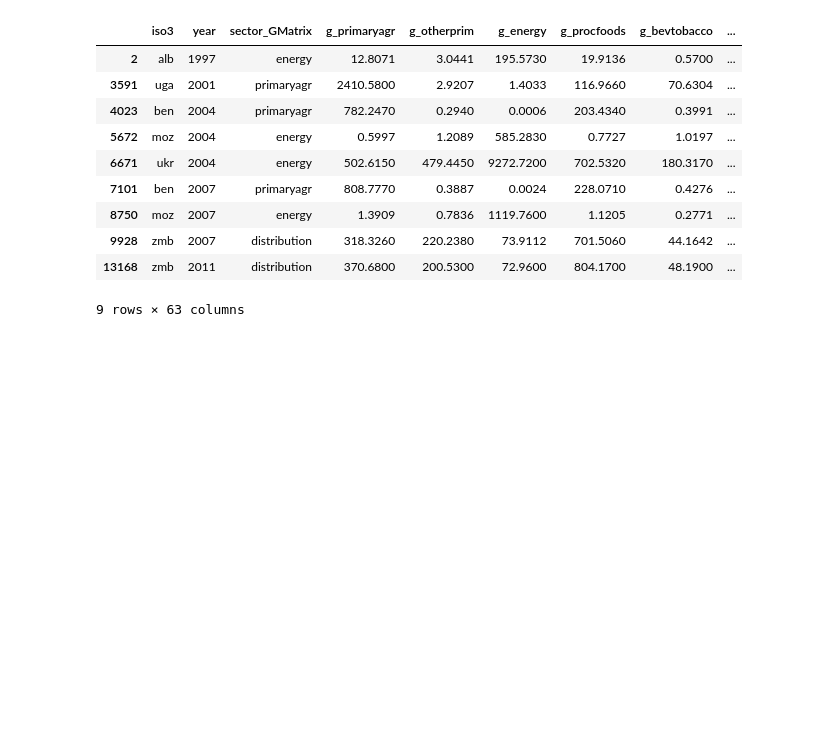
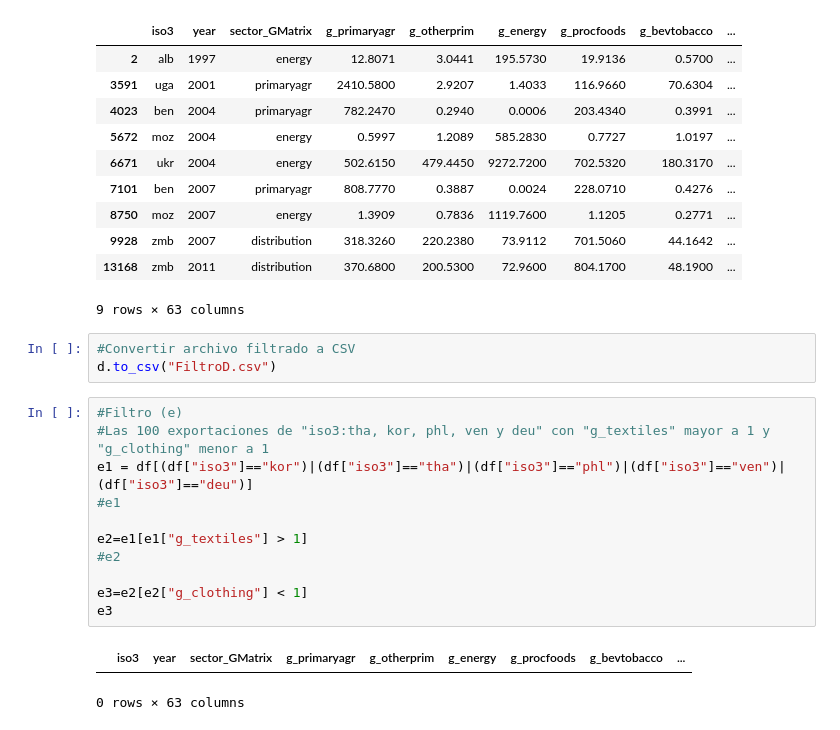
Before and after one commit to ElizabethCobos/Actividad1, a Jupyter notebook: actividad1_correcta.ipynb, the cells around one changed output. Drawn from its saved outputs; the diff is of its cells as text; blank space fills up the shorter version.

Commit message:
Filtro E

```diff
--- a/actividad1_correcta.ipynb
+++ b/actividad1_correcta.ipynb
@@ -99,3 +99,20 @@ d
 | 9928 | zmb | 2007 | distribution | 318.3260 | 220.2380 | 73.9112 | 701.5060 | 44.1642 | ... |
 | 13168 | zmb | 2011 | distribution | 370.6800 | 200.5300 | 72.9600 | 804.1700 | 48.1900 | ... |
 9 rows × 63 columns
+# %%
+#Convertir archivo filtrado a CSV
+d.to_csv("FiltroD.csv")
+# %%
+#Filtro (e)
+#Las 100 exportaciones de "iso3:tha, kor, phl, ven y deu" con "g_textiles" mayor a 1 y "g_clothing" menor a 1
+e1 = df[(df["iso3"]=="kor")|(df["iso3"]=="tha")|(df["iso3"]=="phl")|(df["iso3"]=="ven")|(df["iso3"]=="deu")]
+#e1
+
+e2=e1[e1["g_textiles"] > 1]
+#e2
+
+e3=e2[e2["g_clothing"] < 1]
+e3
+# %% [output]
+|  | iso3 | year | sector_GMatrix | g_primaryagr | g_otherprim | g_energy | g_procfoods | g_bevtobacco | ... |
+0 rows × 63 columns
```
